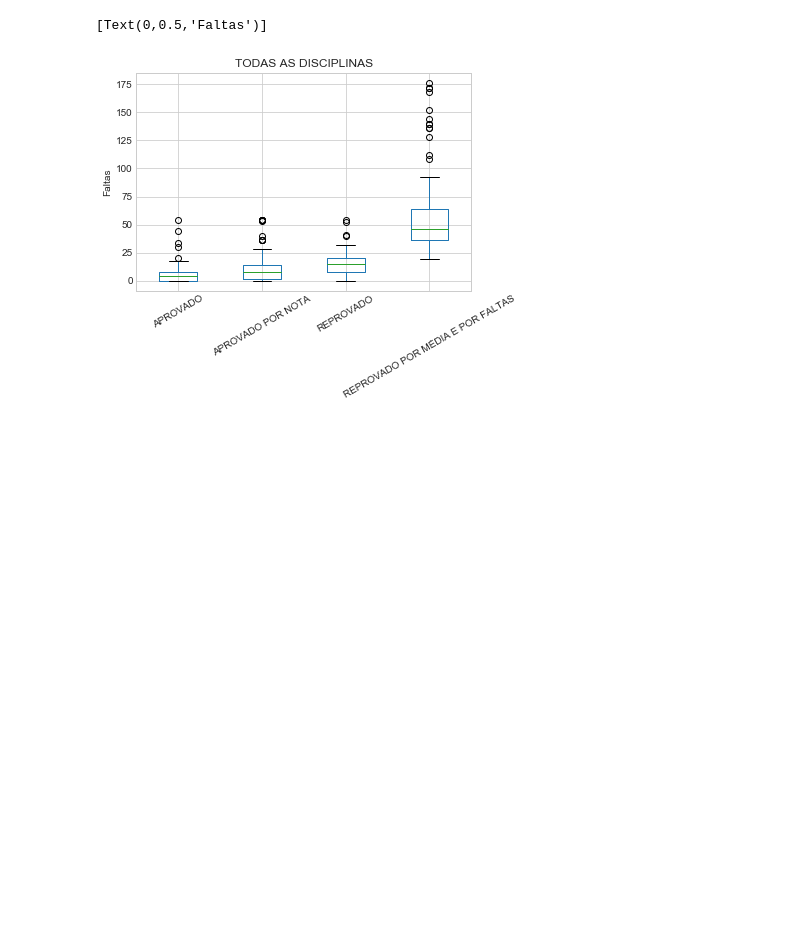
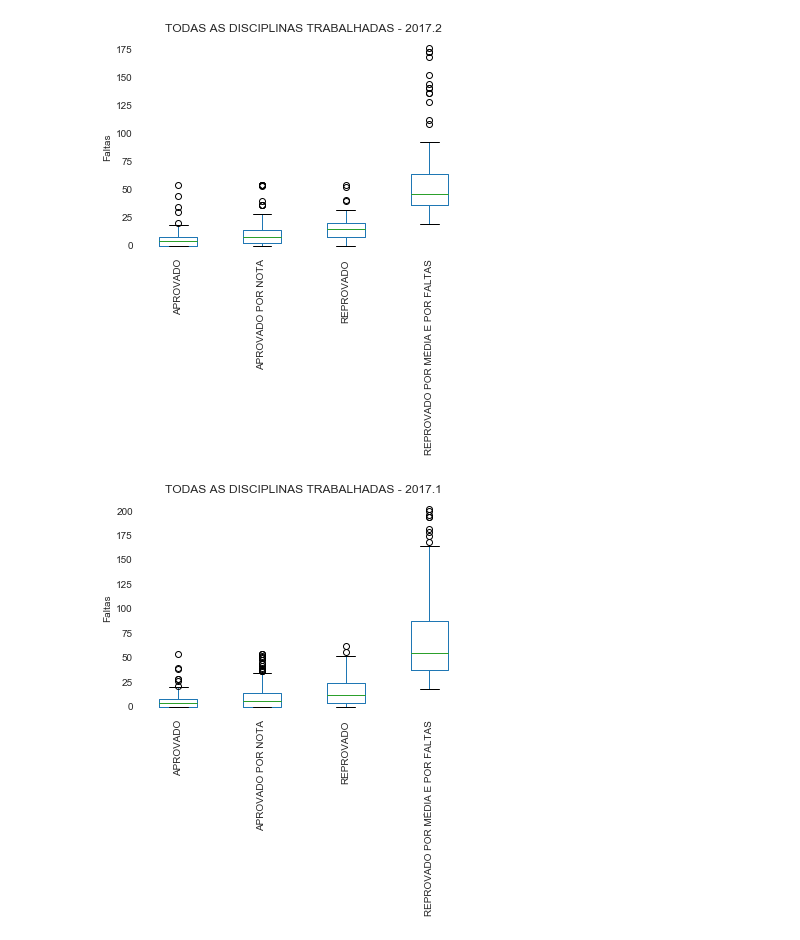
Before and after one commit to GildoAugu/trabalho_probabilidade, a Jupyter notebook: Estudo_Faltas_2.ipynb, the cells around one changed output. Saved outputs shown, nothing was run; the diff lists cells and outputs as text; code cells hidden in the pictures; blank space fills up the shorter version.

```diff
--- a/Estudo_Faltas_2.ipynb
+++ b/Estudo_Faltas_2.ipynb
@@ -150,22 +162,60 @@ dataframes_notas_2017_1 = {}
 for disciplina in disciplinas:
     dataframes_notas_2017_1[disciplina] = notas_turma_turma_2017_1[notas_turma_turma_2017_1.nome == disciplina].drop_duplicates('discente')
 
-# Aqui percorremos o dataframes_notas, montado anteriormente, e criamos o dataframe_grupos, que também tem como
+# Aqui percorremos o dataframes_notas_2017_1, montado anteriormente, e criamos o dataframe_grupos, que também tem como
 # chave o nome das disciplinas e um dataframe contendo os grupos de aprovaçoes como colunas.
 dataframes_grupos_2017_1 = {}
-for (disciplina, dataframe_2017_1) in dataframes_notas.items():
+for (disciplina, dataframe_2017_1) in dataframes_notas_2017_1.items():
     lista_status = list(filter(lambda i : i not in ('INDEFERIDO', 'TRANCADO', 'DESISTENCIA', 'EXCLUIDA', 'REPROVADO POR NOTA', 'CANCELADO'), dataframe_2017_1.descricao.unique()))
     dataframe_montado_2017_1 = {}
     for status in lista_status:
         dataframe_montado_2017_1[status] = dataframe_2017_1[dataframe_2017_1.descricao == status]['numero_total_faltas']
     dataframes_grupos_2017_1[disciplina] = pd.DataFrame.from_dict(dataframe_montado_2017_1)
 
-
-
-
-# Graficos para um dataframe com a junção dos dataframes de todas as disciplinas
+# Concatenação para ser gerado um gráficos para um dataframe com a junção dos dataframes de todas as disciplinas trabalhadas
+# do semestre de 2017.1
 dataframe_todos_2017_1 = pd.concat(dataframes_grupos_2017_1.values())
-dataframe_todos_2017_1.plot(kind='box', rot=30, title='TODAS AS DISCIPLINAS').set(ylabel='Faltas')
-# %% [output]
-[Text(0,0.5,'Faltas')]
-[figure, removed]
+# %%
+# Aqui é gerado um dicionário em que a chave é o nome da disciplina e o valor é um dataframe contendo as
+# notas para aquela disciplina. Como a disciplina tem mais de uma unidade, a quantidade de faltas aparece em um
+# numero igual a quantidade de unidades. Para evitar isso e gerar incosistências na análise foi removido esses
+# dados duplicados e deixado apenas um por discente.
+dataframes_notas_2016_2 = {}
+for disciplina in disciplinas:
+    dataframes_notas_2016_2[disciplina] = notas_turma_turma_2016_2[notas_turma_turma_2016_2.nome == disciplina].drop_duplicates('discente')
+
+# Aqui percorremos o dataframes_notas_2016_2, montado anteriormente, e criamos o dataframe_grupos, que também tem como
+# chave o nome das disciplinas e um dataframe contendo os grupos de aprovaçoes como colunas.
+dataframes_grupos_2016_2 = {}
+for (disciplina, dataframe_2016_2) in dataframes_notas_2016_2.items():
+    lista_status = list(filter(lambda i : i not in ('INDEFERIDO', 'TRANCADO', 'DESISTENCIA', 'EXCLUIDA', 'REPROVADO POR NOTA', 'CANCELADO'), dataframe_2016_2.descricao.unique()))
+    dataframe_montado_2016_2 = {}
+    for status in lista_status:
+        dataframe_montado_2016_2[status] = dataframe_2016_2[dataframe_2016_2.descricao == status]['numero_total_faltas']
+    dataframes_grupos_2016_2[disciplina] = pd.DataFrame.from_dict(dataframe_montado_2016_2)
+
+# Concatenação para ser gerado um gráficos para um dataframe com a junção dos dataframes de todas as disciplinas trabalhadas
+# do semestre de 2016.2
+dataframe_todos_2016_2 = pd.concat(dataframes_grupos_2016_2.values())
+# %%
+# Aqui é onde são gerados os gráficos de todas as disciplinas trabalhadas dos semestres 2016.2, 2017.1 e 2017.2.
+
+ax_2017_2 = dataframe_todos.plot(kind='box', rot=90, title='TODAS AS DISCIPLINAS TRABALHADAS - 2017.2', grid = False)
+ax_2017_2.set(ylabel='Faltas')
+for key, spine in ax_2017_2.spines.items():
+        spine.set_visible(False)
+
+
+ax_2017_1 = dataframe_todos_2017_1.plot(kind='box', rot=90, title='TODAS AS DISCIPLINAS TRABALHADAS - 2017.1', grid = False)
+ax_2017_1.set(ylabel='Faltas')
+for key, spine in ax_2017_1.spines.items():
+        spine.set_visible(False)
+
+
+ax_2016_2 = dataframe_todos_2016_2.plot(kind='box', rot=90, title='TODAS AS DISCIPLINAS TRABALHADAS - 2016.2', grid = False)
+ax_2016_2.set(ylabel='Faltas')
+for key, spine in ax_2016_2.spines.items():
+        spine.set_visible(False)
+# %% [output]
+[figure, added]
+[figure, added]
```
Also changed, not shown: parts of 9 cells of this notebook.
